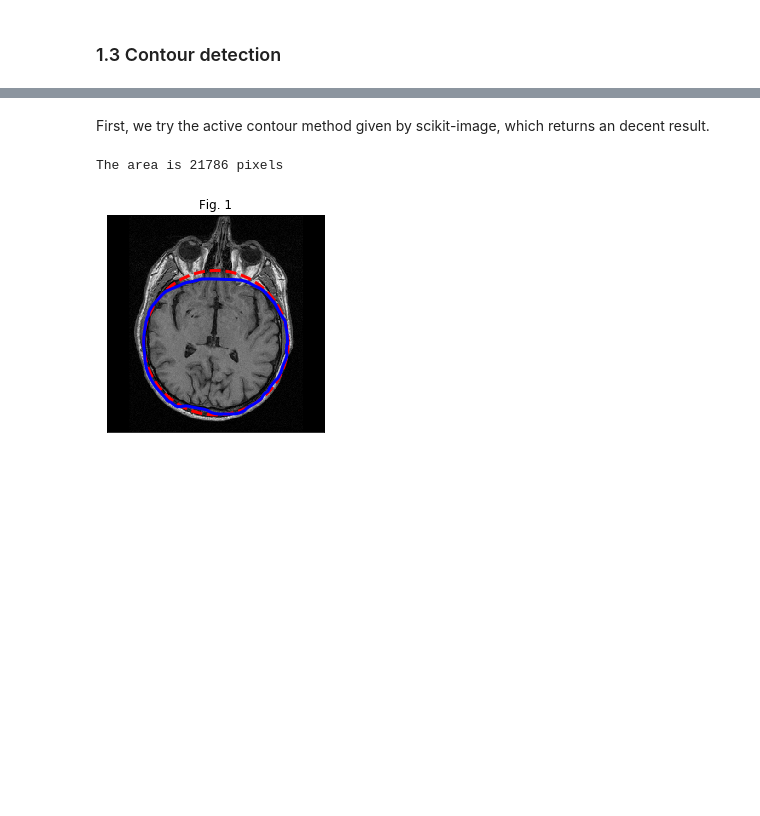
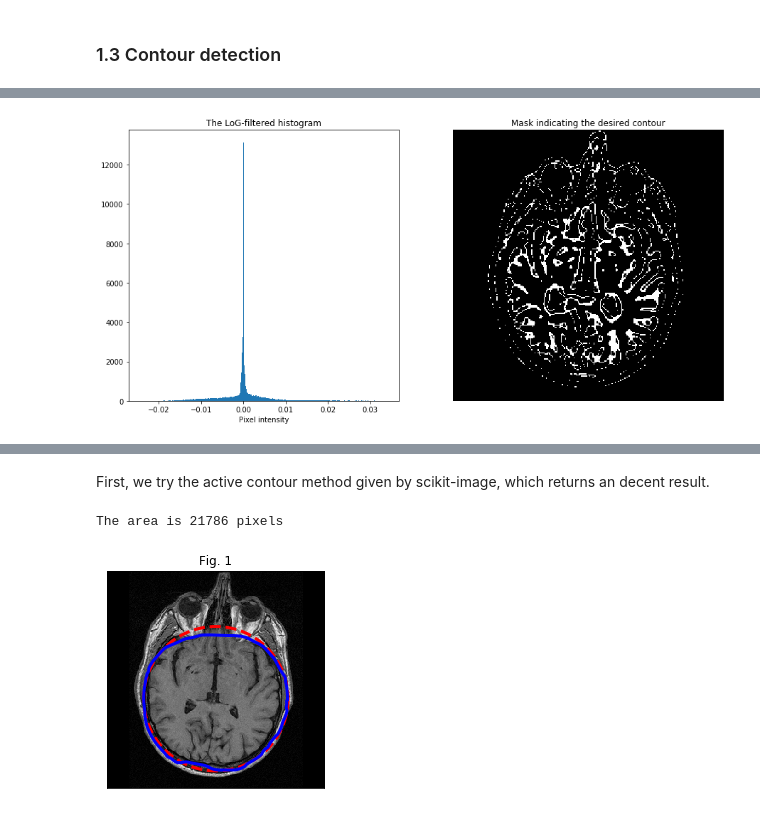
Before and after one commit to oganesManasian/Image-analysis-and-pattern-recognition, a Jupyter notebook: labs/lab_01_segmentation.ipynb, the cells around one changed output, grey strips where cells are left out. Cells and saved outputs as stored; diff of their text form; code cells hidden in the pictures; blank space fills up the shorter version.

```diff
--- a/labs/lab_01_segmentation.ipynb
+++ b/labs/lab_01_segmentation.ipynb
@@ -281,0 +308,10 @@ The size of the brain is: 15299 pixels
+# %%
+fig, ax = plt.subplots(1, 2, figsize=(15, 7))
+ax[0].hist(brain_im_LoG.ravel(), bins=500)
+ax[0].set_xlabel('Pixel intensity')
+ax[0].set_title('The LoG-filtered histogram');
+ax[1].imshow((brain_im_LoG > 0.002) & (brain_im_LoG < 0.004), cmap='gray')
+ax[1].set_title('Mask indicating the desired contour'.format(im_h, im_w))
+ax[1].axis('off');
+# %% [output]
+[figure, added]
```
Also changed, not shown: parts of 29 cells of this notebook.
